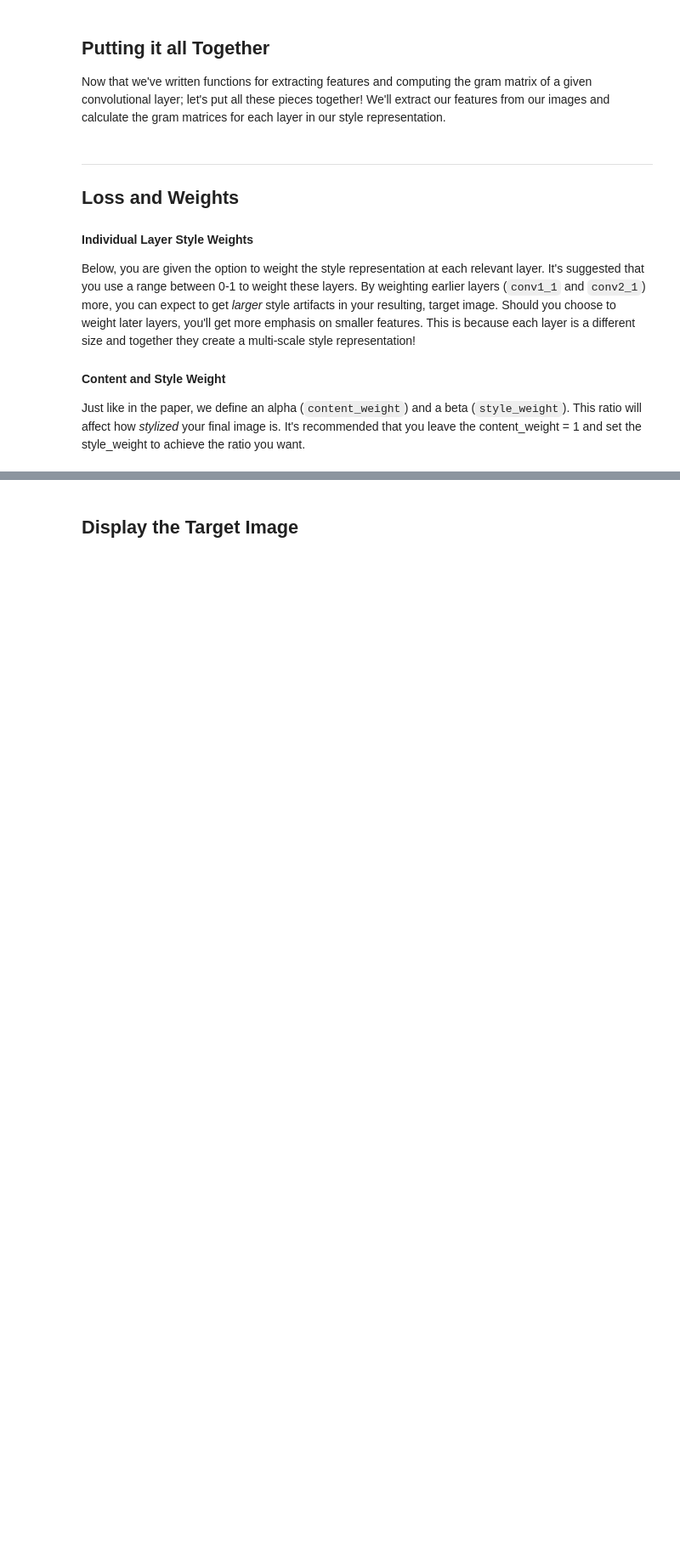
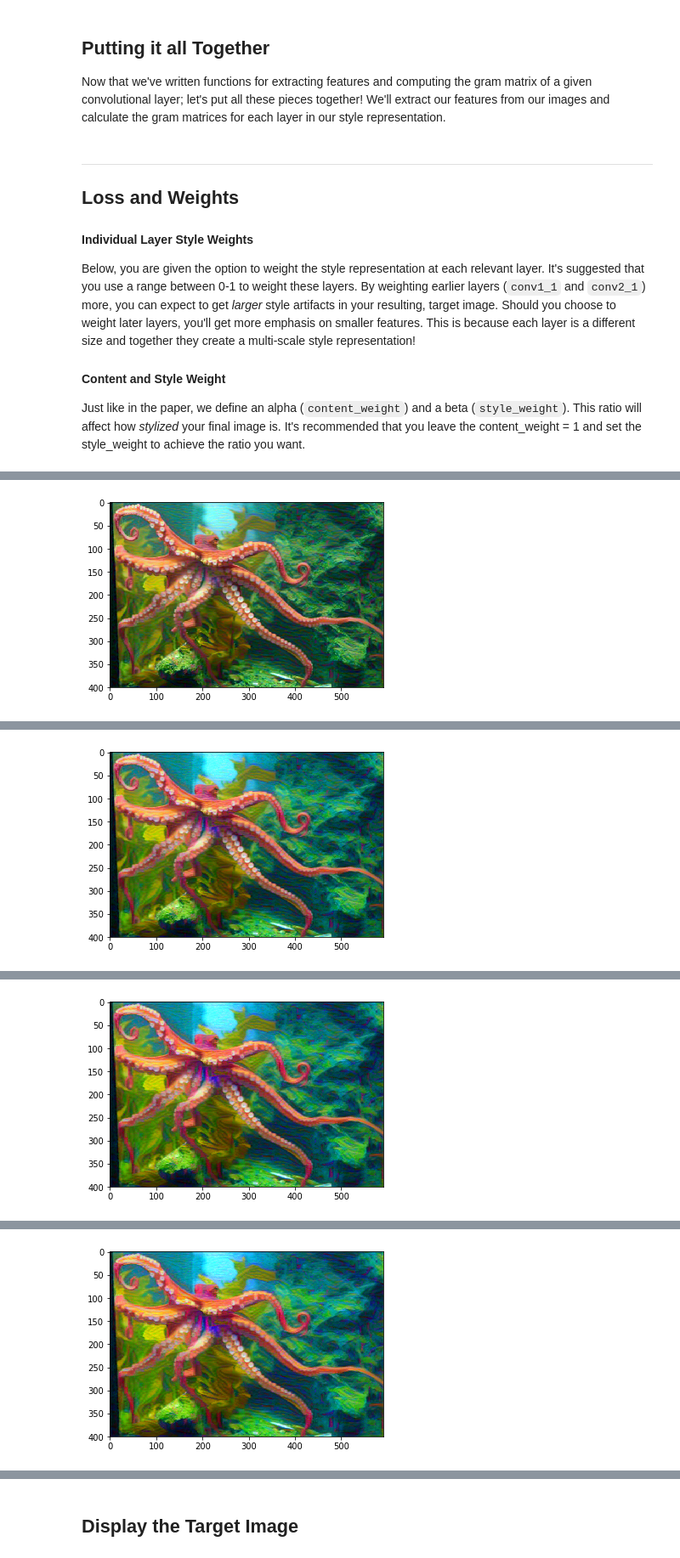
Before and after one commit to GedasGa/pytorch-scholarship-challenge, a Jupyter notebook: lesson-6/style-transfer/Style_Transfer.ipynb, the cells around one changed output, grey strips where cells are left out. Shown at 85% size. Cells and saved outputs as stored; diff of their text form; code cells hidden in the pictures; blank space fills up the shorter version.

Commit message:
Define content, style, and total losses

```diff
--- a/lesson-6/style-transfer/Style_Transfer.ipynb
+++ b/lesson-6/style-transfer/Style_Transfer.ipynb
@@ -131,11 +170,11 @@ def get_features(image, model, layers=None):
     ## Complete mapping layer names of PyTorch's VGGNet to names from the paper
     ## Need the layers for the content and style representations of an image
     if layers is None:
-        layers = {'0': 'conv1_1'
-                  '5': 'conv2_1'
-                  '10': 'conv3_1'
-                  '19': 'conv4_1'
-                  '21': 'conv4_2'
+        layers = {'0': 'conv1_1',
+                  '5': 'conv2_1',
+                  '10': 'conv3_1',
+                  '19': 'conv4_1',
+                  '21': 'conv4_2',
                   '28': 'conv5_1'}
 
     ## -- do not need to change the code below this line -- ##
@@ -209,8 +248,8 @@ Just like in the paper, we define an alpha (`content_weight`) and a beta (`style
 # notice we are excluding `conv4_2` our content representation
 style_weights = {'conv1_1': 1.,
                  'conv2_1': 0.8,
-                 'conv3_1': 0.5,
-                 'conv4_1': 0.3,
+                 'conv3_1': 0.6,
+                 'conv4_1': 0.4,
                  'conv5_1': 0.1}
 
 # you may choose to leave these as is
@@ -253,10 +292,10 @@ steps = 2000  # decide how many iterations to update your image (5000)
 
 for ii in range(1, steps+1):
 
-    ## TODO: get the features from your target image
+    ## Get the features from your target image
     ## Then calculate the content loss
-    target_features = None
-    content_loss = None
+    target_features = get_features(target, vgg)
+    content_loss = torch.mean((target_features['conv4_2'] - content_features['conv4_2'])**2)
 
     # the style loss
     # initialize the style loss to 0
@@ -267,20 +306,20 @@ for ii in range(1, steps+1):
         target_feature = target_features[layer]
         _, d, h, w = target_feature.shape
 
-        ## TODO: Calculate the target gram matrix
-        target_gram = None
+        ## calculate the target gram matrix
+        target_gram = gram_matrix(target_feature)
 
-        ## TODO:  get the "style" style representation
-        style_gram = None
-        ## TODO: Calculate the style loss for one layer, weighted appropriately
-        layer_style_loss = None
+        ## get the "style" style representation
+        style_gram = style_grams[layer]
+        ## calculate the style loss for one layer, weighted appropriately
+        layer_style_loss = style_weights[layer] * torch.mean((target_gram - style_gram)**2)
 
         # add to the style loss
         style_loss += layer_style_loss / (d * h * w)
 
 
-    ## TODO:  calculate the *total* loss
-    total_loss = None
+    ## calculate the *total* loss
+    total_loss = content_weight * content_loss + style_weight * style_loss
 
     ## -- do not need to change code, below -- ##
     # update your target image
@@ -293,3 +332,4 @@ for ii in range(1, steps+1):
         print('Total loss: ', total_loss.item())
         plt.imshow(im_convert(target))
         plt.show()
+# %% [output]
@@ -295,0 +337 @@ for ii in range(1, steps+1):
+[figure, added]
@@ -295,0 +339 @@ for ii in range(1, steps+1):
+[figure, added]
@@ -295,0 +341 @@ for ii in range(1, steps+1):
+[figure, added]
@@ -295,0 +343 @@ for ii in range(1, steps+1):
+[figure, added]
```
Also changed, not shown: parts of 8 cells of this notebook.
